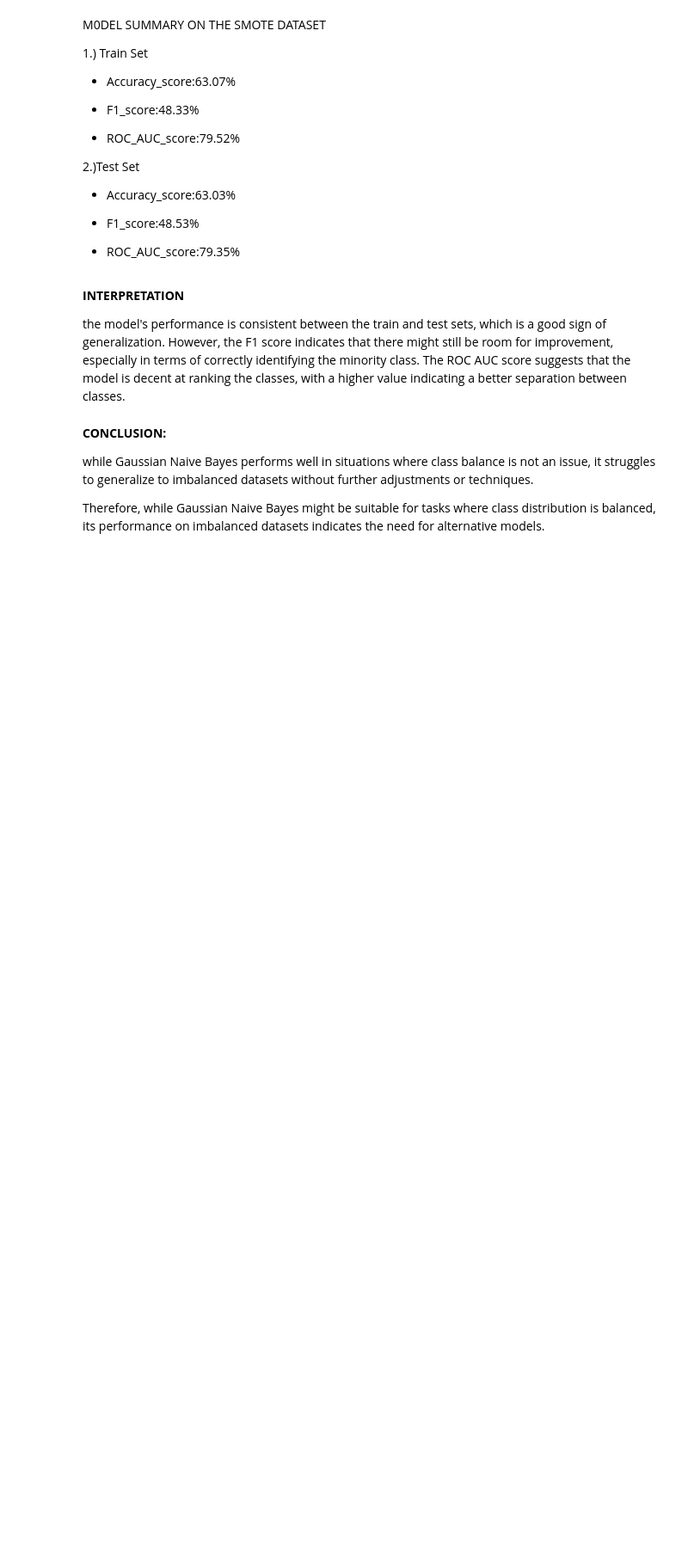
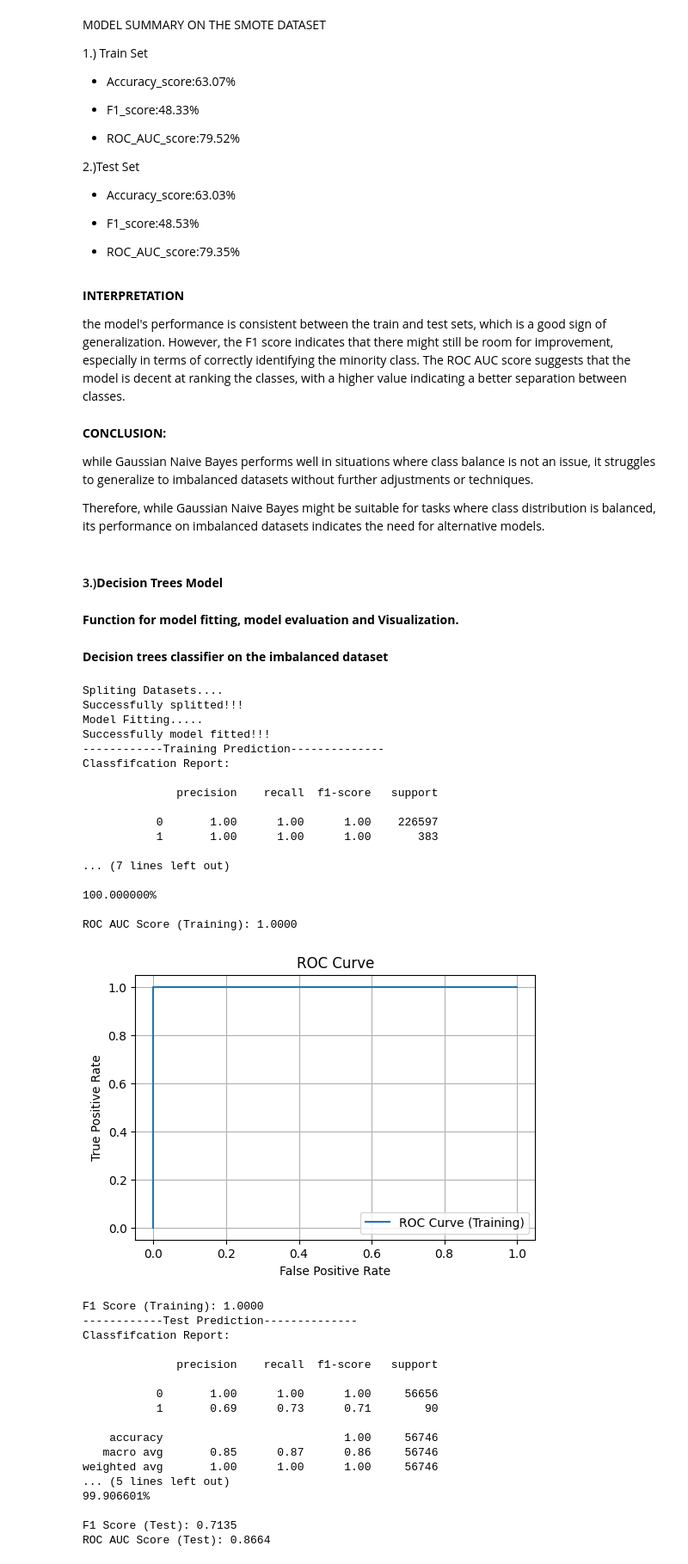
Before and after one commit to MercyKiragu/SAFESWIPE, a Jupyter notebook: notebook.ipynb, the cells around one changed output. Shown at 86% size. Drawn from its saved outputs; the diff is of its cells as text; code cells hidden in the pictures; blank space fills up the shorter version.

Commit message:
Evaluation

```diff
--- a/notebook.ipynb
+++ b/notebook.ipynb
@@ -1270,3 +1474,7 @@ the model's performance is consistent between the train and test sets, which is
 while Gaussian Naive Bayes performs well in situations where class balance is not an issue, it struggles to generalize to imbalanced datasets without further adjustments or techniques.
 
 Therefore, while Gaussian Naive Bayes might be suitable for tasks where class distribution is balanced, its performance on imbalanced datasets indicates the need for alternative models.
+# %% [markdown]
+#### 3.)**Decision Trees Model**
+# %% [markdown]
+**Function for model fitting, model evaluation and Visualization.**
@@ -1272,0 +1571,40 @@ Therefore, while Gaussian Naive Bayes might be suitable for tasks where class di
+# %% [markdown]
+**Decision trees classifier on the imbalanced dataset**
+# %%
+DT_model(X,y)
+# %% [output]
+Spliting Datasets....
+Successfully splitted!!!
+Model Fitting.....
+Successfully model fitted!!!
+------------Training Prediction--------------
+Classfifcation Report:
+
+              precision    recall  f1-score   support
+
+           0       1.00      1.00      1.00    226597
+           1       1.00      1.00      1.00       383
+
+... (7 lines left out)
+
+100.000000%
+
+ROC AUC Score (Training): 1.0000
+[figure, added]
+F1 Score (Training): 1.0000
+------------Test Prediction--------------
+Classfifcation Report:
+
+              precision    recall  f1-score   support
+
+           0       1.00      1.00      1.00     56656
+           1       0.69      0.73      0.71        90
+
+    accuracy                           1.00     56746
+   macro avg       0.85      0.87      0.86     56746
+weighted avg       1.00      1.00      1.00     56746
+... (5 lines left out)
+99.906601%
+
+F1 Score (Test): 0.7135
+ROC AUC Score (Test): 0.8664
```
Also changed, not shown: parts of 63 cells of this notebook.
